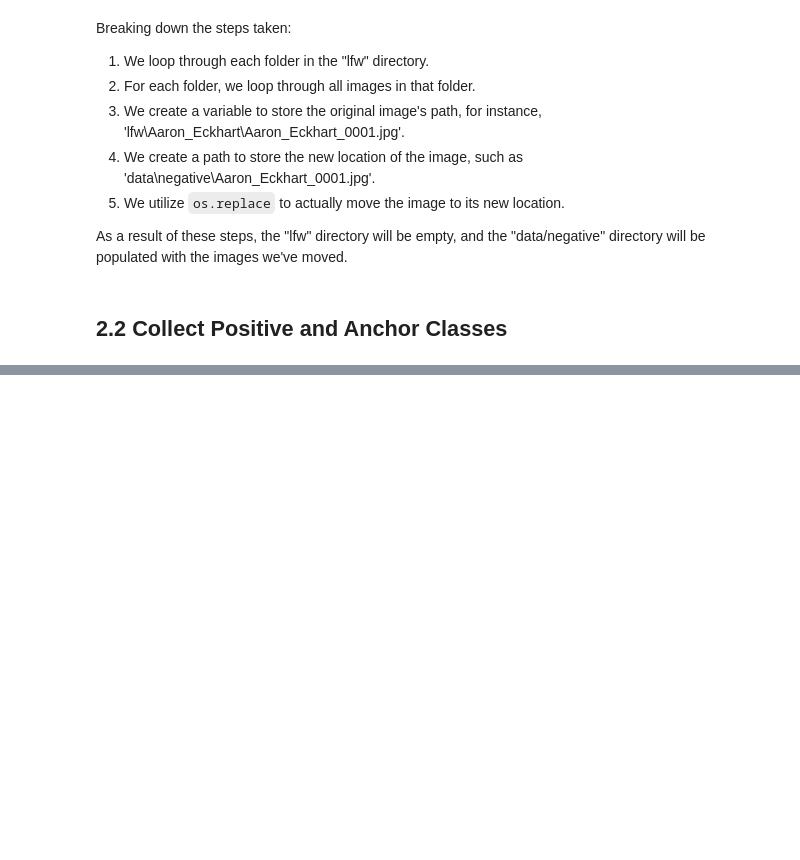
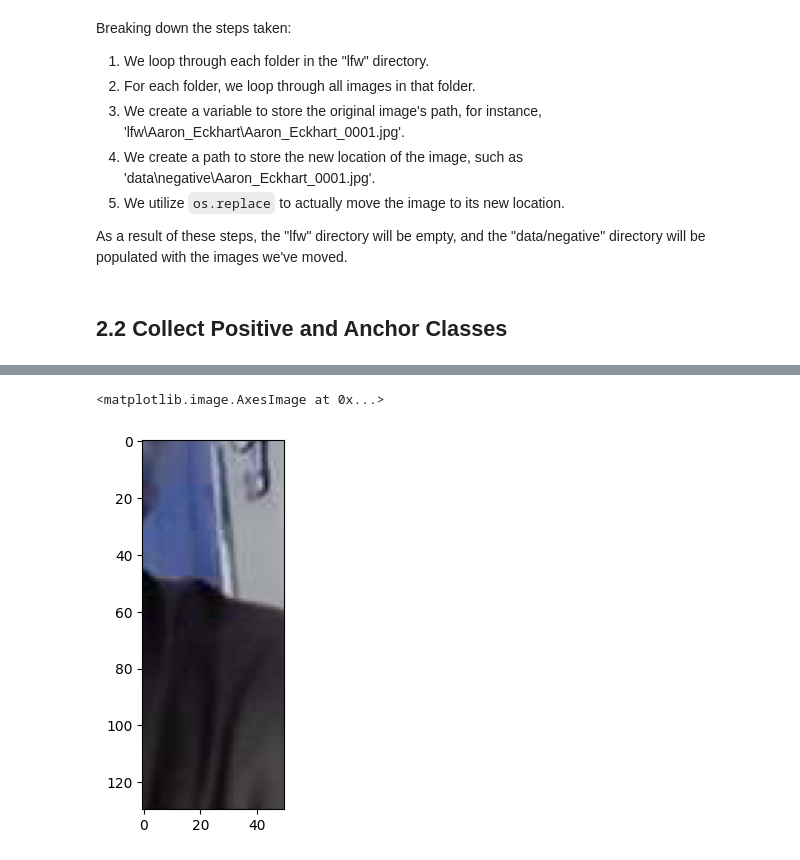
Before and after one commit to BMugo84/Facial-Recognition, a Jupyter notebook: facialrecognition.ipynb, the cells around one changed output, grey strips where cells are left out. Saved outputs shown, nothing was run; the diff lists cells and outputs as text; code cells hidden in the pictures; blank space fills up the shorter version.

Commit message:
did upto 3.3, took a break, labeled datasets

```diff
--- a/facialrecognition.ipynb
+++ b/facialrecognition.ipynb
@@ -113,0 +118,18 @@ As a result of these steps, the "lfw" directory will be empty, and the "data/neg
+# %%
+# connect to the webcam
+cap  = cv2.VideoCapture(1)
+cv2.namedWindow('Image Collection', cv2.WINDOW_NORMAL)
+
+while cap.isOpened():
+    ret, frame = cap.read()
+
+    # show image back to the screen
+    cv2.imshow('Image Collection', frame)
+
+    # break gracefully
+    if cv2.waitKey(1) & 0XFF == ord('q'):
+        break
+
+# release the webcam
+cap.release()
+cv2.destroyAllWindows()
@@ -113,0 +155,5 @@ As a result of these steps, the "lfw" directory will be empty, and the "data/neg
+# %%
+plt.imshow(frame[120:120+250,200:200+250, :])
+# %% [output]
+<matplotlib.image.AxesImage at 0x...>
+[figure, added]
```
Also changed, not shown: parts of 26 cells of this notebook, 4 other files.
